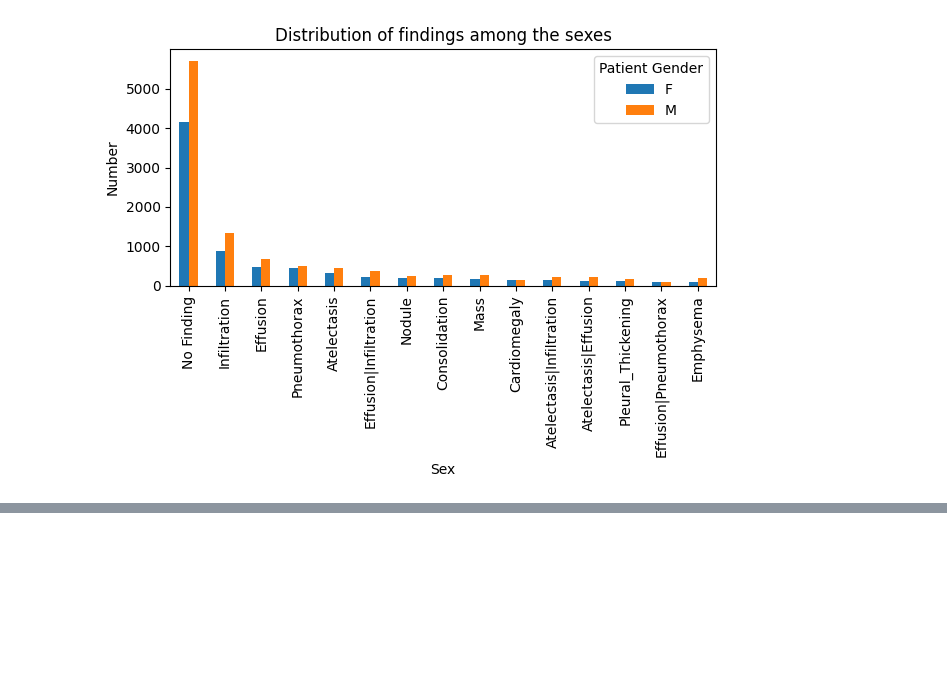
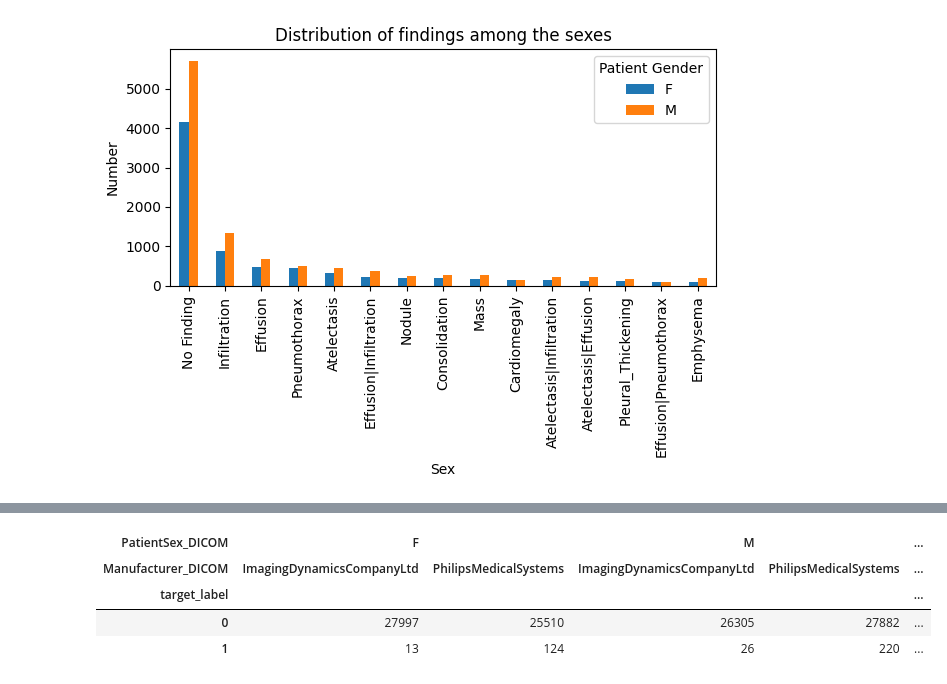
Before and after one commit to nikodice4/MedCLIP_shortcuts, a Jupyter notebook: notebooks/eda_pre.ipynb, the cells around one changed output, grey strips where cells are left out. Drawn from its saved outputs; the diff is of its cells as text; code cells hidden in the pictures; blank space fills up the shorter version.

```diff
--- a/notebooks/eda_pre.ipynb
+++ b/notebooks/eda_pre.ipynb
@@ -637,0 +735,8 @@ plt.show()
+# %%
+label_sex_crosstab_pt
+# %% [output]
+| PatientSex_DICOM | F |  | M |  | ... |
+| Manufacturer_DICOM | ImagingDynamicsCompanyLtd | PhilipsMedicalSystems | ImagingDynamicsCompanyLtd | PhilipsMedicalSystems | ... |
+| target_label |  |  |  |  | ... |
+| 0 | 27997 | 25510 | 26305 | 27882 | ... |
+| 1 | 13 | 124 | 26 | 220 | ... |
```
Also changed, not shown: parts of 17 cells of this notebook, 2 other files.
